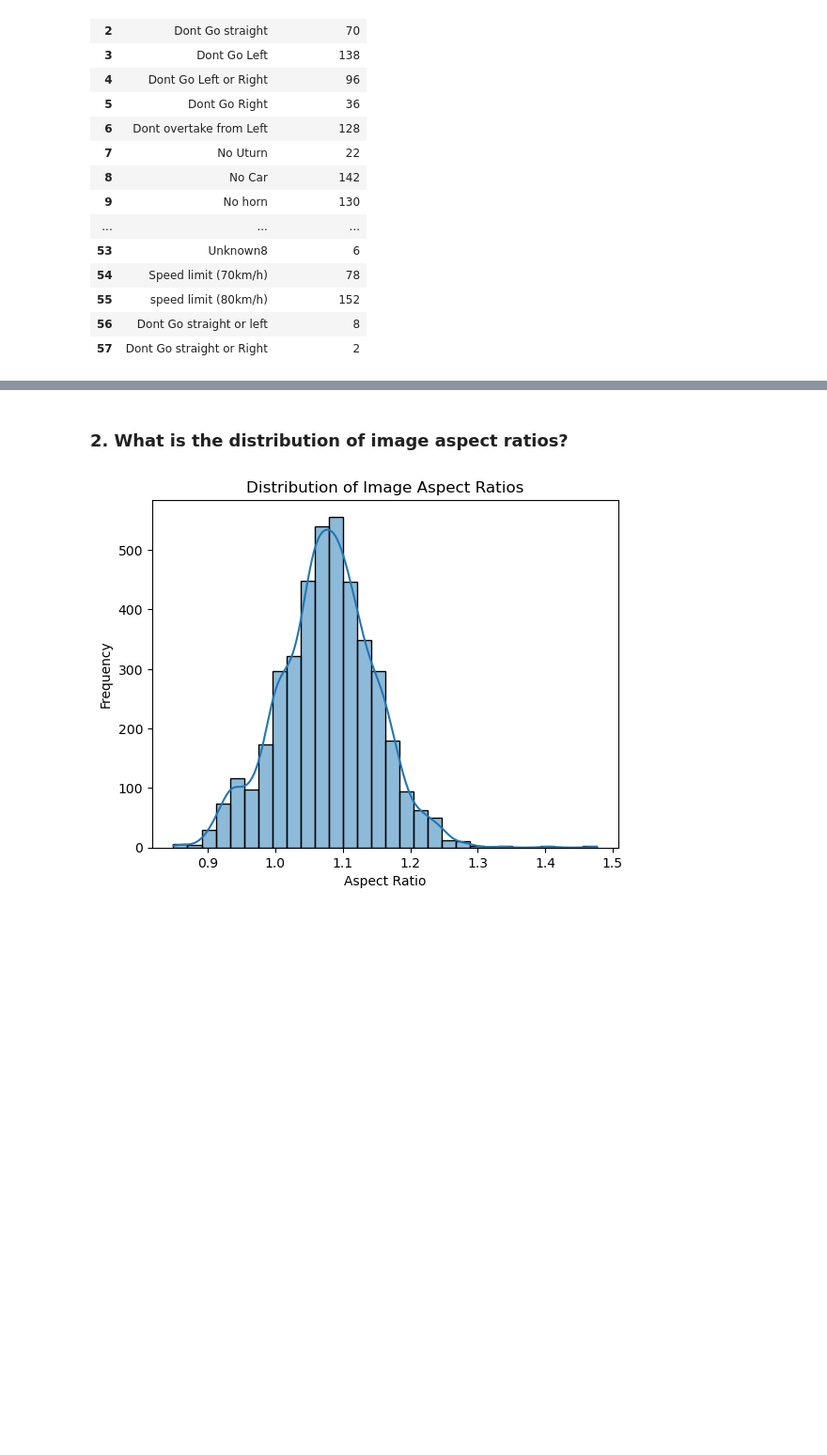
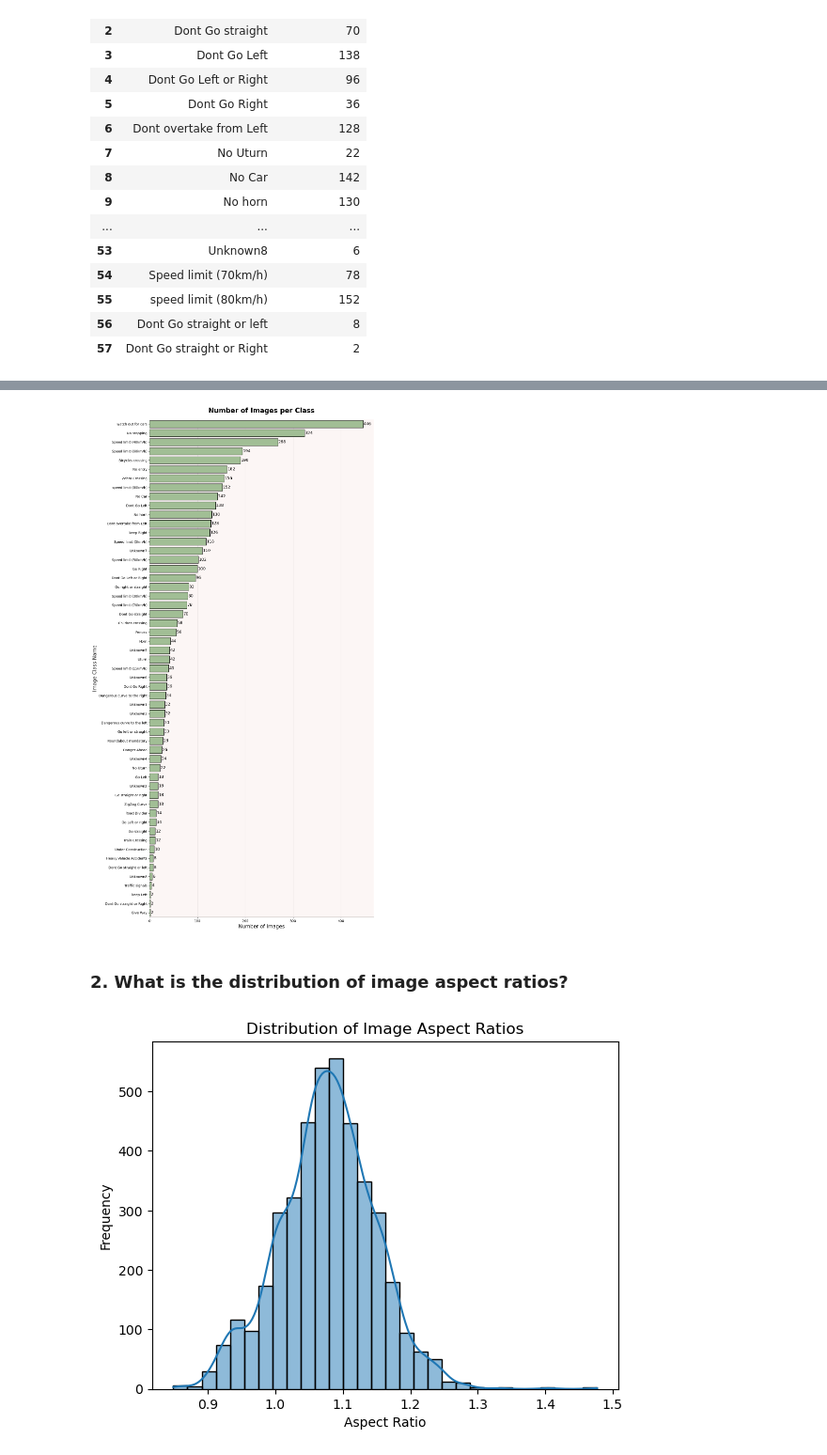
Before and after one commit to chrisheimbuch/traffic_signs_classification_report, a Jupyter notebook: traffic_eda.ipynb, the cells around one changed output, grey strips where cells are left out. Shown at 94% size. Cells and saved outputs as stored; diff of their text form; code cells hidden in the pictures; blank space fills up the shorter version.

```diff
--- a/traffic_eda.ipynb
+++ b/traffic_eda.ipynb
@@ -116,3 +86,61 @@ ax.tick_params(axis='y', labelsize=13)
+# %%
+#Set data to an empty list to extract the data from the directory and build a dataframe off of it.
+data = []
+
+# Loop through each folder (class ID) inside the dataset directory
+for folder in os.listdir(dataset):
+    folder_path = os.path.join(dataset, folder)
+
+    # Check if it is a directory
+    if os.path.isdir(folder_path):
+        # Filter only image files based on their extensions
+        num_images = len([f for f in os.listdir(folder_path) if os.path.isfile(os.path.join(folder_path, f))])
+
+        # Check if the folder name is an integer, else skip
+        try:
+            class_id = int(folder)
+            class_name = df['Name'][class_id]  # Get the class name from the DataFrame
+        except (ValueError, KeyError):
+            print(f"Skipping folder {folder} - invalid class ID or not found in DataFrame.")
+            continue
+
+        # Append the class name and image count to the data list
+        data.append([class_name, num_images])
+
+#Create a DataFrame
+display_data = pd.DataFrame(data, columns=['Class_Name', 'num_images'])
+
+#Group by Class_Name to sum up the number of images for duplicate classes
+grouped_data = display_data.groupby('Class_Name', as_index=False).agg({'num_images': 'sum'})
+
+#Sort the data by 'num_images' in ascending order for the plot
+grouped_data_sorted = grouped_data.sort_values('num_images', ascending=True)
+
+#Set up the plot to visualize our data.
+fig, ax = plt.subplots(figsize=(12, len(grouped_data_sorted) * 0.4))
+ax.barh(grouped_data_sorted['Class_Name'], grouped_data_sorted['num_images'], color='#A1BE95', edgecolor="black", linewidth=1, zorder=3)
+
+#Add title, x labels, and adjust y limiter to get rid of unneccesary whitespace.
+plt.title('Number of Images per Class', fontsize=20, weight='bold', pad=20)
+plt.xlabel('Number of Images', fontsize=15)
+plt.ylabel('Image Class Name', fontsize=15)
+ax.set_ylim(-0.5, len(grouped_data_sorted) - 0.5)
+ax.grid(axis='x', alpha=0.4)
+ax.set_facecolor('#FCF6F5')
+
+ax.spines["right"].set_visible(False)
+ax.spines["left"].set_visible(False)
+ax.spines["top"].set_visible(False)
+
+#Annotate each bar for their values.
+for index, value in enumerate(grouped_data_sorted['num_images']):
+    plt.text(value + 1, index, f'{value}', ha='left', va='center', fontsize=12)
+
+# Display the plot
+plt.tight_layout()
+plt.show()
+# %% [output]
+[figure, added]
 # %% [markdown]
 ### 2. What is the distribution of image aspect ratios?
 # %%
```
Also changed, not shown: parts of 19 cells of this notebook.
